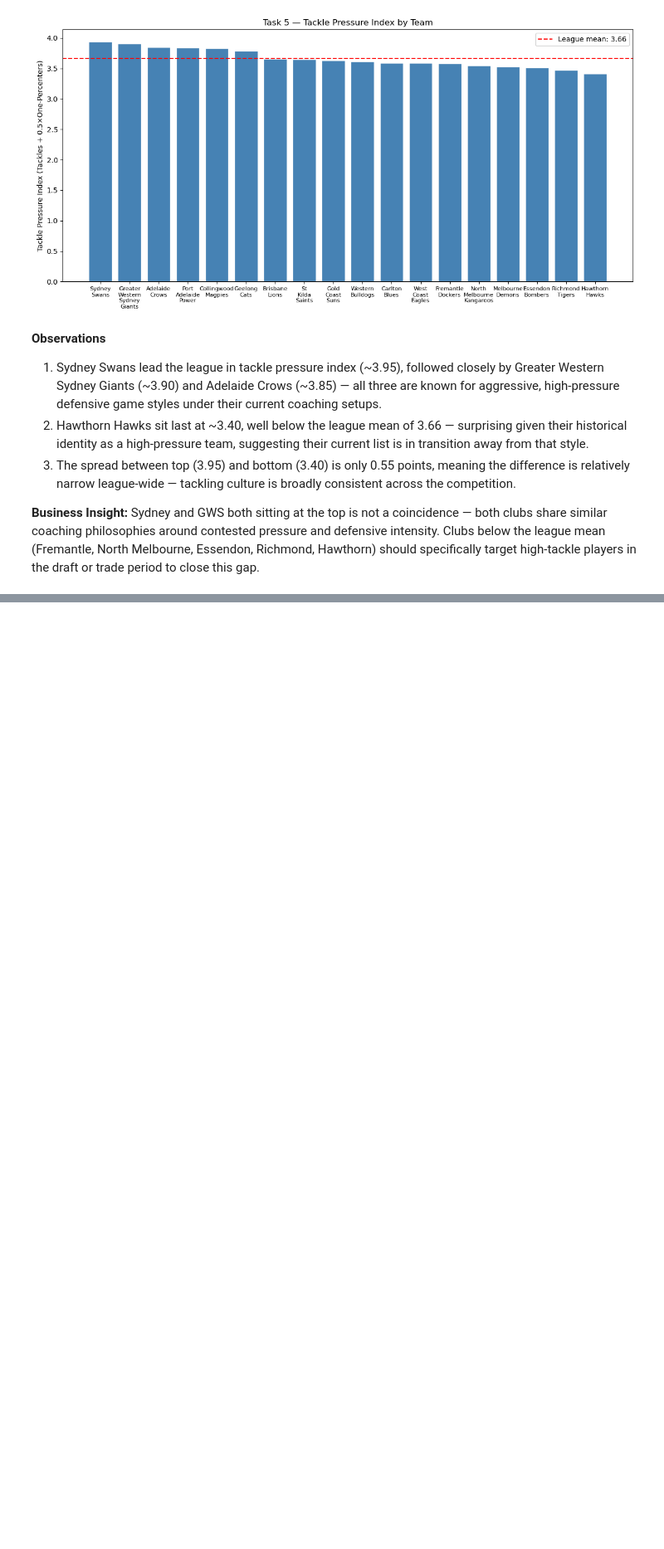
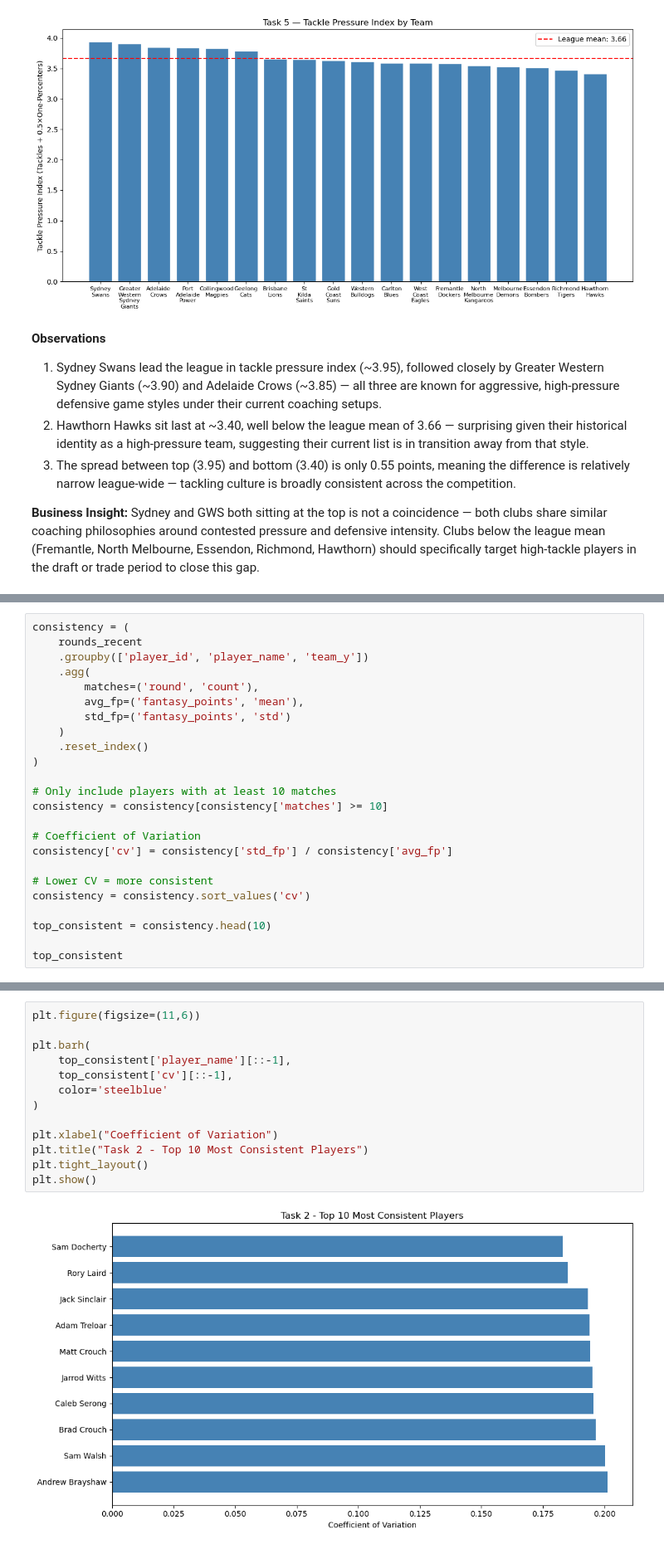
Before and after one commit to Dev-Squad-2-0/rania-shoaib, a Jupyter notebook: Week-2/Day-4/day4_afl_analysis.ipynb, the cells around one changed output, grey strips where cells are left out. Shown at 83% size. Drawn from its saved outputs; the diff is of its cells as text; blank space fills up the shorter version.

Commit message:
added: tas2,3 - ranked consistency, gave recommendations

```diff
--- a/Week-2/Day-4/day4_afl_analysis.ipynb
+++ b/Week-2/Day-4/day4_afl_analysis.ipynb
@@ -470,0 +520,24 @@ to close this gap.
+# %%
+consistency = (
+    rounds_recent
+    .groupby(['player_id', 'player_name', 'team_y'])
+    .agg(
+        matches=('round', 'count'),
+        avg_fp=('fantasy_points', 'mean'),
+        std_fp=('fantasy_points', 'std')
+    )
+    .reset_index()
+)
+
+# Only include players with at least 10 matches
+consistency = consistency[consistency['matches'] >= 10]
+
+# Coefficient of Variation
+consistency['cv'] = consistency['std_fp'] / consistency['avg_fp']
+
+# Lower CV = more consistent
+consistency = consistency.sort_values('cv')
+
+top_consistent = consistency.head(10)
+
+top_consistent
@@ -470,0 +556,15 @@ to close this gap.
+# %%
+plt.figure(figsize=(11,6))
+
+plt.barh(
+    top_consistent['player_name'][::-1],
+    top_consistent['cv'][::-1],
+    color='steelblue'
+)
+
+plt.xlabel("Coefficient of Variation")
+plt.title("Task 2 - Top 10 Most Consistent Players")
+plt.tight_layout()
+plt.show()
+# %% [output]
+[figure, added]
```
Also changed, not shown: parts of 20 cells of this notebook, 2 other files.
